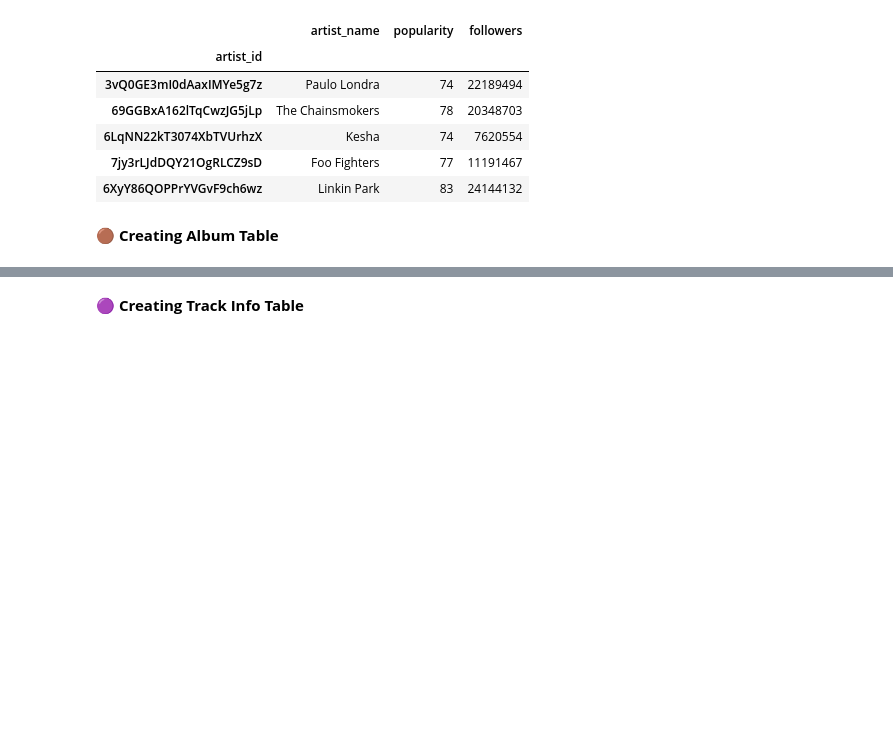
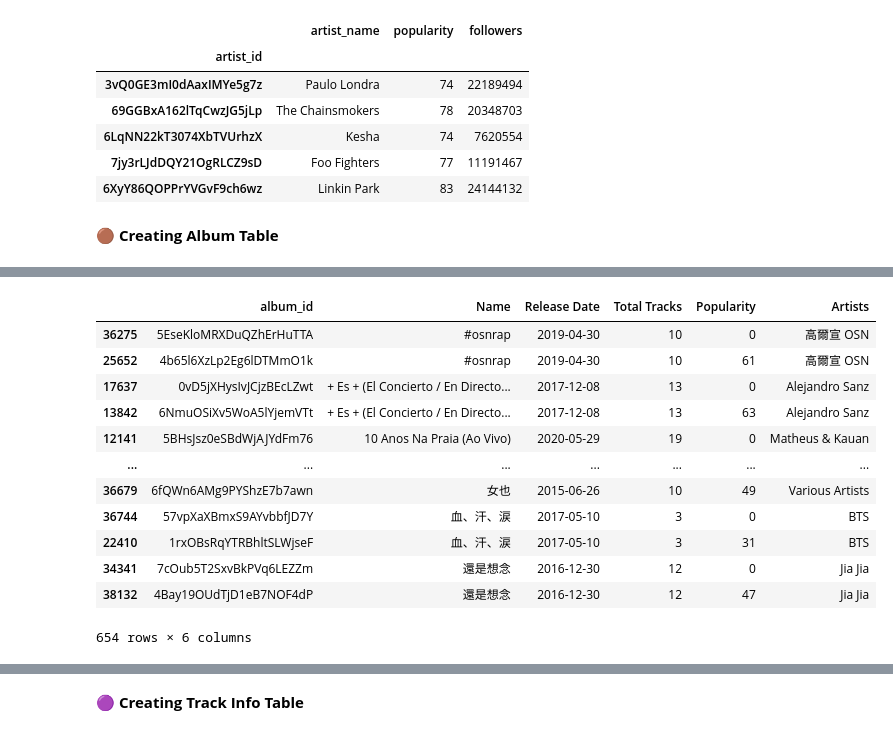
Before and after one commit to FarzanehSoltanzadeh/Spotify, a Jupyter notebook: 2_Database Creation/DataBase.ipynb, the cells around one changed output, grey strips where cells are left out. Cells and saved outputs as stored; diff of their text form; code cells hidden in the pictures; blank space fills up the shorter version.

```diff
--- a/2_Database Creation/DataBase.ipynb
+++ b/2_Database Creation/DataBase.ipynb
@@ -95,0 +146,18 @@ with engine.connect() as conn:
+# %%
+albums_df = albums_df.drop_duplicates(subset=['Name', 'Release Date', 'Total Tracks', 'Popularity', 'Artists'])
+albums_df_duplicated = albums_df[albums_df.duplicated(subset=['Name','Release Date','Total Tracks','Artists'], keep=False)].sort_values(by=['Name', 'Popularity'])
+albums_df_duplicated
+# %% [output]
+|  | album_id | Name | Release Date | Total Tracks | Popularity | Artists |
+| 36275 | 5EseKloMRXDuQZhErHuTTA | #osnrap | 2019-04-30 | 10 | 0 | 高爾宣 OSN |
+| 25652 | 4b65l6XzLp2Eg6lDTMmO1k | #osnrap | 2019-04-30 | 10 | 61 | 高爾宣 OSN |
+| 17637 | 0vD5jXHysIvJCjzBEcLZwt | + Es + (El Concierto / En Directo... | 2017-12-08 | 13 | 0 | Alejandro Sanz |
+| 13842 | 6NmuOSiXv5WoA5lYjemVTt | + Es + (El Concierto / En Directo... | 2017-12-08 | 13 | 63 | Alejandro Sanz |
+| 12141 | 5BHsJsz0eSBdWjAJYdFm76 | 10 Anos Na Praia (Ao Vivo) | 2020-05-29 | 19 | 0 | Matheus & Kauan |
+| ... | ... | ... | ... | ... | ... | ... |
+| 36679 | 6fQWn6AMg9PYShzE7b7awn | 女也 | 2015-06-26 | 10 | 49 | Various Artists |
+| 36744 | 57vpXaXBmxS9AYvbbfJD7Y | 血、汗、涙 | 2017-05-10 | 3 | 0 | BTS |
+| 22410 | 1rxOBsRqYTRBhltSLWjseF | 血、汗、涙 | 2017-05-10 | 3 | 31 | BTS |
+| 34341 | 7cOub5T2SxvBkPVq6LEZZm | 還是想念 | 2016-12-30 | 12 | 0 | Jia Jia |
+| 38132 | 4Bay19OUdTjD1eB7NOF4dP | 還是想念 | 2016-12-30 | 12 | 47 | Jia Jia |
+654 rows × 6 columns
```
Also changed, not shown: parts of 18 cells of this notebook.
